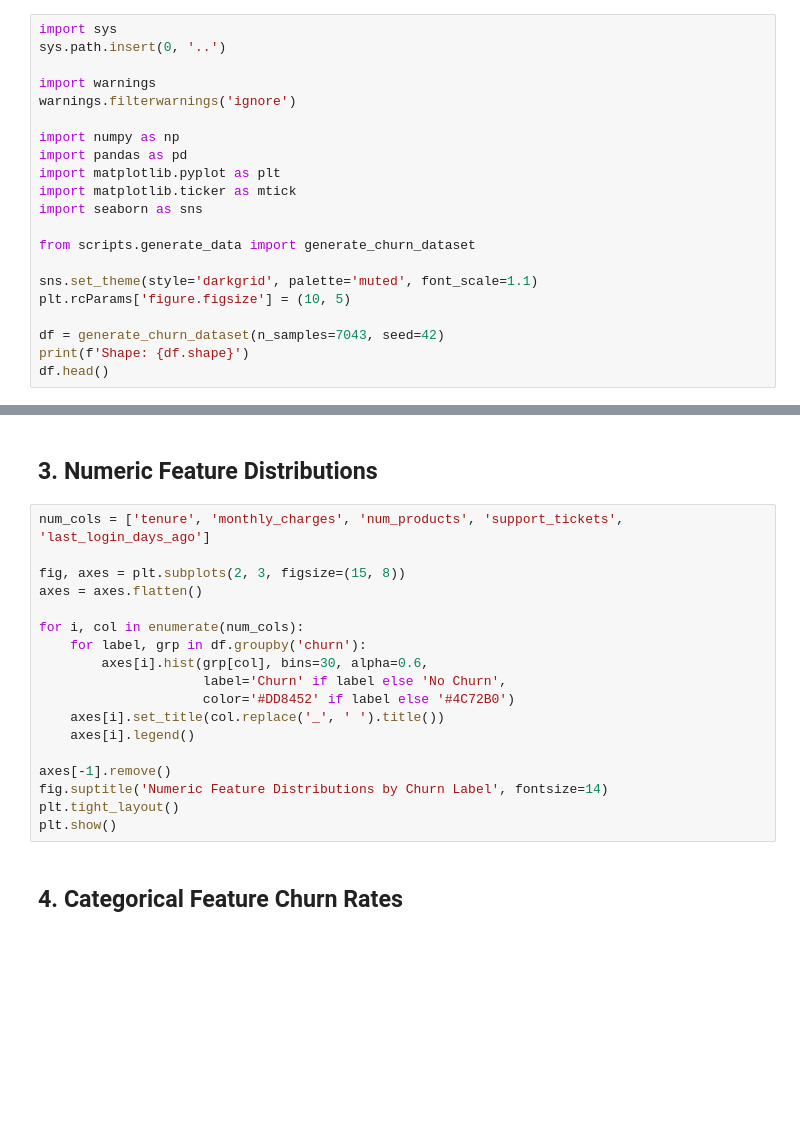
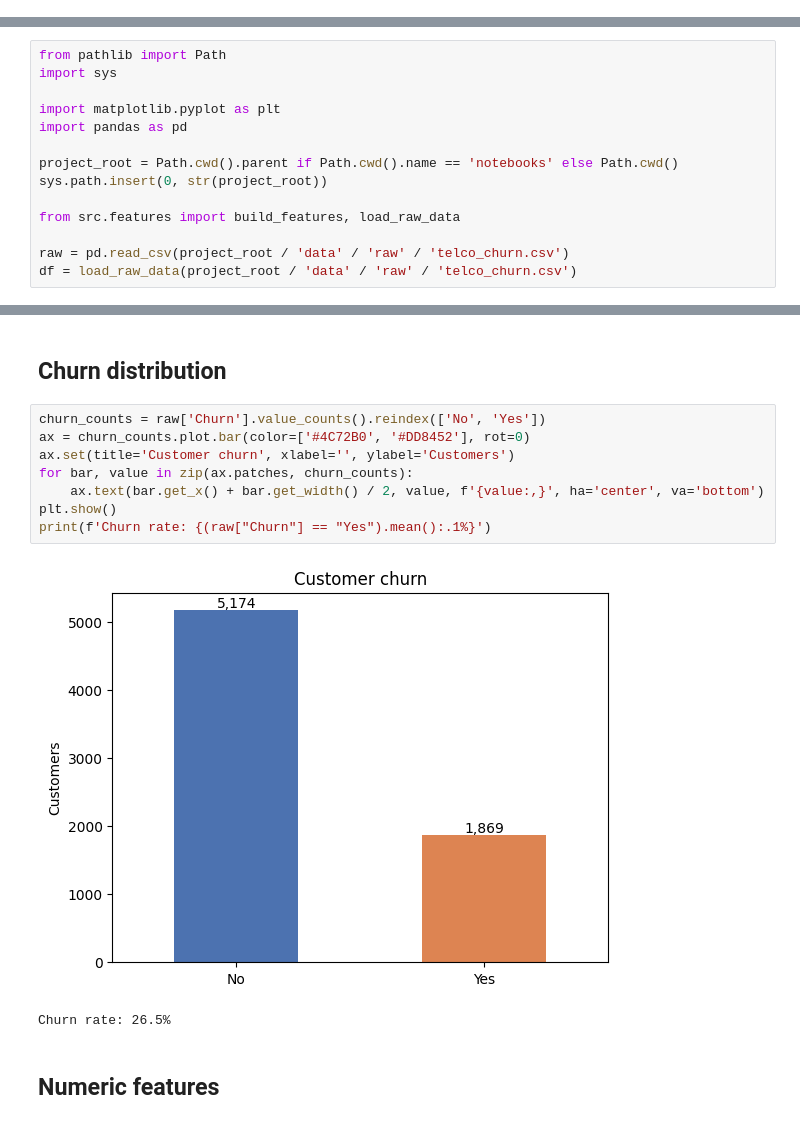
Before and after one commit to harsha-joshi02/churn-analysis-and-ab-experiments, a Jupyter notebook: notebooks/eda.ipynb, the cells around one changed output, grey strips where cells are left out. Cells and saved outputs as stored; diff of their text form; blank space fills up the shorter version.

```diff
--- a/notebooks/eda.ipynb
+++ b/notebooks/eda.ipynb
@@ -14,21 +0,0 @@ This notebook explores the synthetic SaaS/Telco churn dataset before model train
-# %%
-import sys
-sys.path.insert(0, '..')
-
-import warnings
-warnings.filterwarnings('ignore')
-
-import numpy as np
-import pandas as pd
-import matplotlib.pyplot as plt
-import matplotlib.ticker as mtick
-import seaborn as sns
-
-from scripts.generate_data import generate_churn_dataset
-
-sns.set_theme(style='darkgrid', palette='muted', font_scale=1.1)
-plt.rcParams['figure.figsize'] = (10, 5)
-
-df = generate_churn_dataset(n_samples=7043, seed=42)
-print(f'Shape: {df.shape}')
-df.head()
@@ -34,0 +5,14 @@ df.head()
+# %%
+from pathlib import Path
+import sys
+
+import matplotlib.pyplot as plt
+import pandas as pd
+
+project_root = Path.cwd().parent if Path.cwd().name == 'notebooks' else Path.cwd()
+sys.path.insert(0, str(project_root))
+
+from src.features import build_features, load_raw_data
+
+raw = pd.read_csv(project_root / 'data' / 'raw' / 'telco_churn.csv')
+df = load_raw_data(project_root / 'data' / 'raw' / 'telco_churn.csv')
@@ -63,22 +42,15 @@ print(f'Class imbalance ratio: {churn_counts[0]/churn_counts[1]:.1f}:1')
+# %% [markdown]
+## Churn distribution
+# %%
+churn_counts = raw['Churn'].value_counts().reindex(['No', 'Yes'])
+ax = churn_counts.plot.bar(color=['#4C72B0', '#DD8452'], rot=0)
+ax.set(title='Customer churn', xlabel='', ylabel='Customers')
+for bar, value in zip(ax.patches, churn_counts):
+    ax.text(bar.get_x() + bar.get_width() / 2, value, f'{value:,}', ha='center', va='bottom')
+plt.show()
+print(f'Churn rate: {(raw["Churn"] == "Yes").mean():.1%}')
+# %% [output]
+[figure, added]
+Churn rate: 26.5%
 # %% [markdown]
-## 3. Numeric Feature Distributions
+## Numeric features
-# %%
-num_cols = ['tenure', 'monthly_charges', 'num_products', 'support_tickets', 'last_login_days_ago']
-
-fig, axes = plt.subplots(2, 3, figsize=(15, 8))
-axes = axes.flatten()
-
-for i, col in enumerate(num_cols):
-    for label, grp in df.groupby('churn'):
-        axes[i].hist(grp[col], bins=30, alpha=0.6,
-                     label='Churn' if label else 'No Churn',
-                     color='#DD8452' if label else '#4C72B0')
-    axes[i].set_title(col.replace('_', ' ').title())
-    axes[i].legend()
-
-axes[-1].remove()
-fig.suptitle('Numeric Feature Distributions by Churn Label', fontsize=14)
-plt.tight_layout()
-plt.show()
-# %% [markdown]
-## 4. Categorical Feature Churn Rates
```
Also changed, not shown: parts of 22 cells of this notebook, 11 other files.
